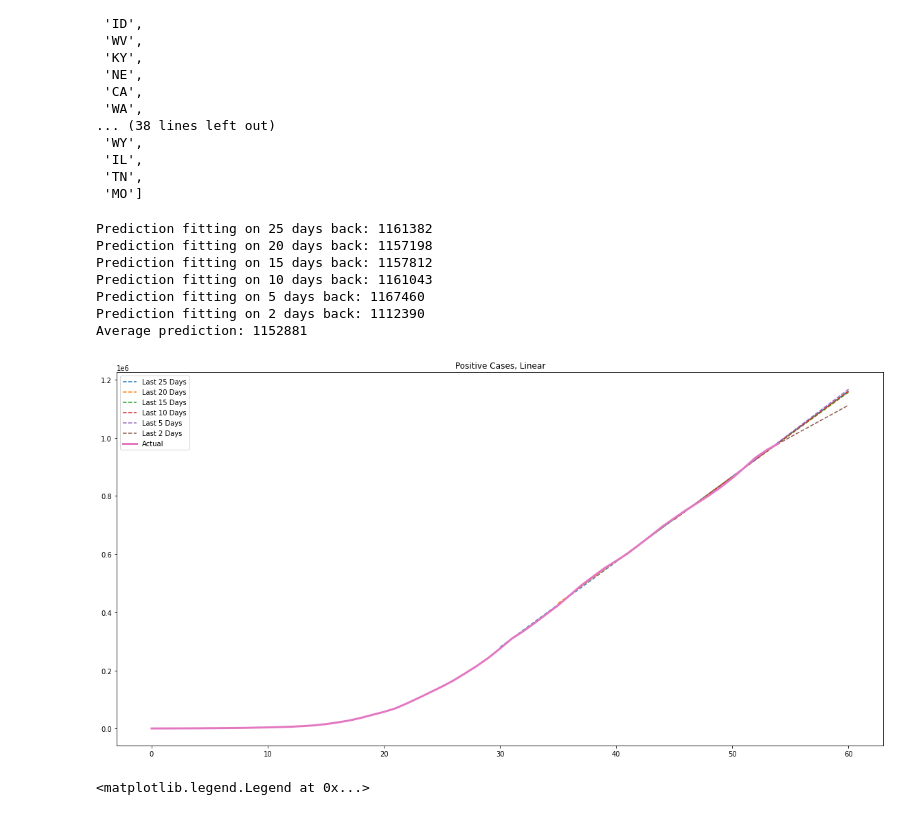
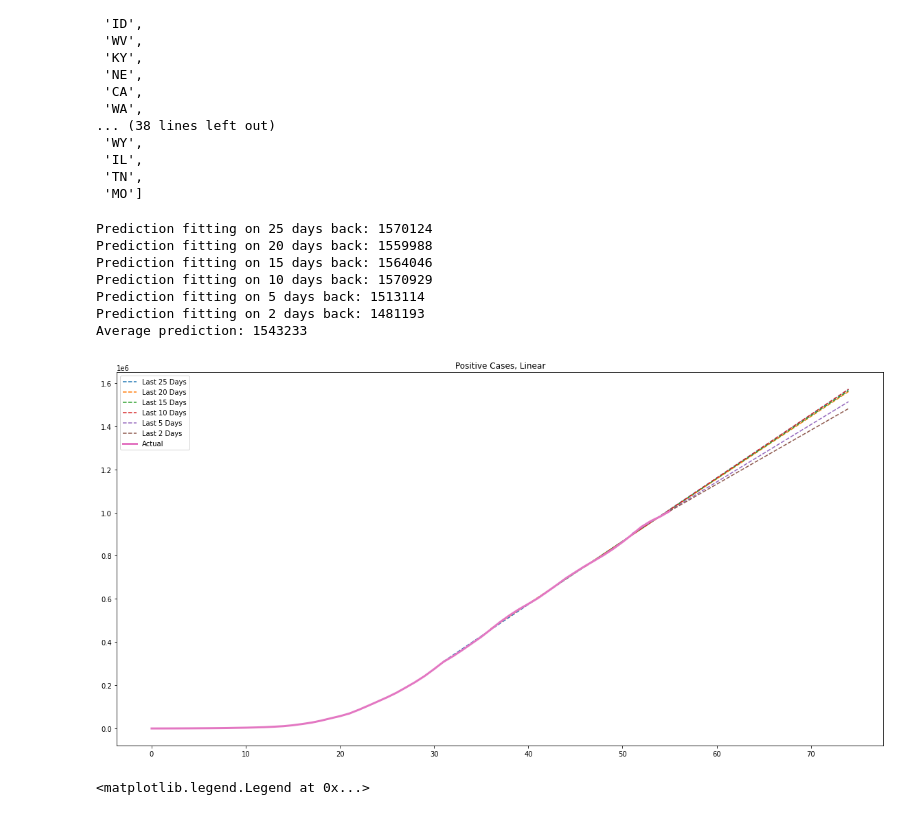
Before and after one commit to beala/covid_forecasts, a Jupyter notebook: Exponential Smoothing Model.ipynb, the cells around one changed output. Cells and saved outputs as stored; diff of their text form; code cells hidden in the pictures.

```diff
--- a/Exponential Smoothing Model.ipynb
+++ b/Exponential Smoothing Model.ipynb
@@ -555,25 +555,25 @@ def fit(x, y, target_date, days_back, f, p0, title, backtest_date=None):
 # %%
 us_data['days_since_start'] = us_data.index.to_julian_date() - us_data.index[0].to_julian_date()
 
 def f(x, *coeffs):
    return np.polyval(coeffs, x)
 
 fit(us_data['days_since_start'],
     us_data['positive'],
-    '2020-05-03',
+    '2020-05-17',
     (25, 20, 15, 10, 5, 2),
     f,
     np.ones(2),
     "Positive Cases, Linear")
 # %% [output]
-Prediction fitting on 25 days back: 1161382
-Prediction fitting on 20 days back: 1157198
-Prediction fitting on 15 days back: 1157812
-Prediction fitting on 10 days back: 1161043
-Prediction fitting on 5 days back: 1167460
-Prediction fitting on 2 days back: 1112390
-Average prediction: 1152881
+Prediction fitting on 25 days back: 1570124
+Prediction fitting on 20 days back: 1559988
+Prediction fitting on 15 days back: 1564046
+Prediction fitting on 10 days back: 1570929
+Prediction fitting on 5 days back: 1513114
+Prediction fitting on 2 days back: 1481193
+Average prediction: 1543233
-[figure, old version]
+[figure, new version]
 # %%
 us_data['positiveIncrease'].plot(figsize=(20,10))
 us_data['totalTestResultsIncrease'].plot(figsize=(20,10))
```
Also changed, not shown: 1 other file.
